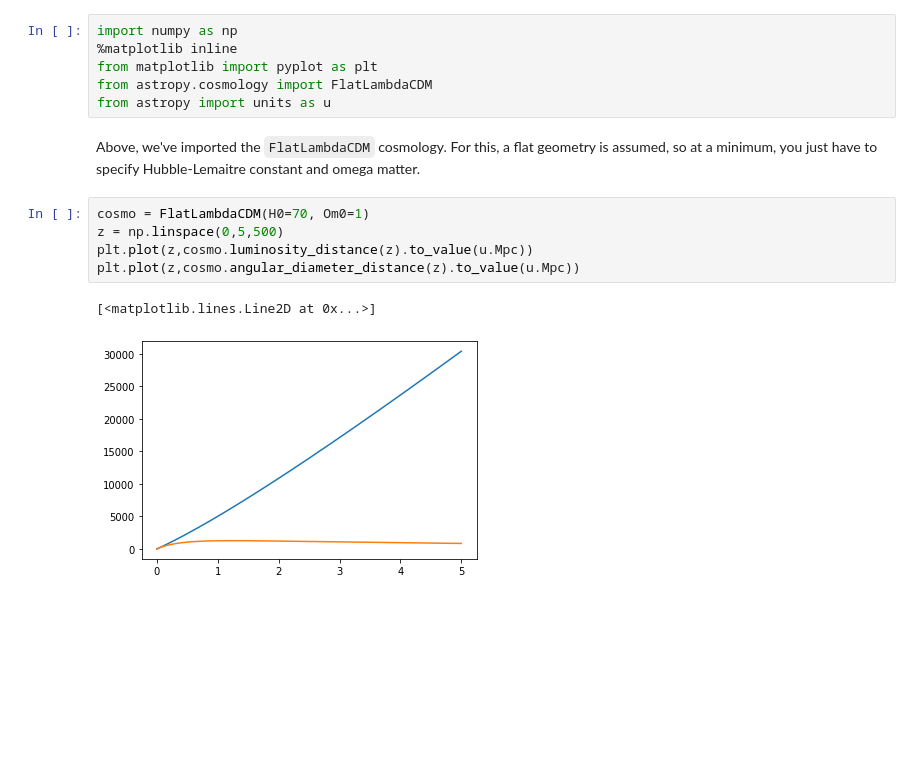
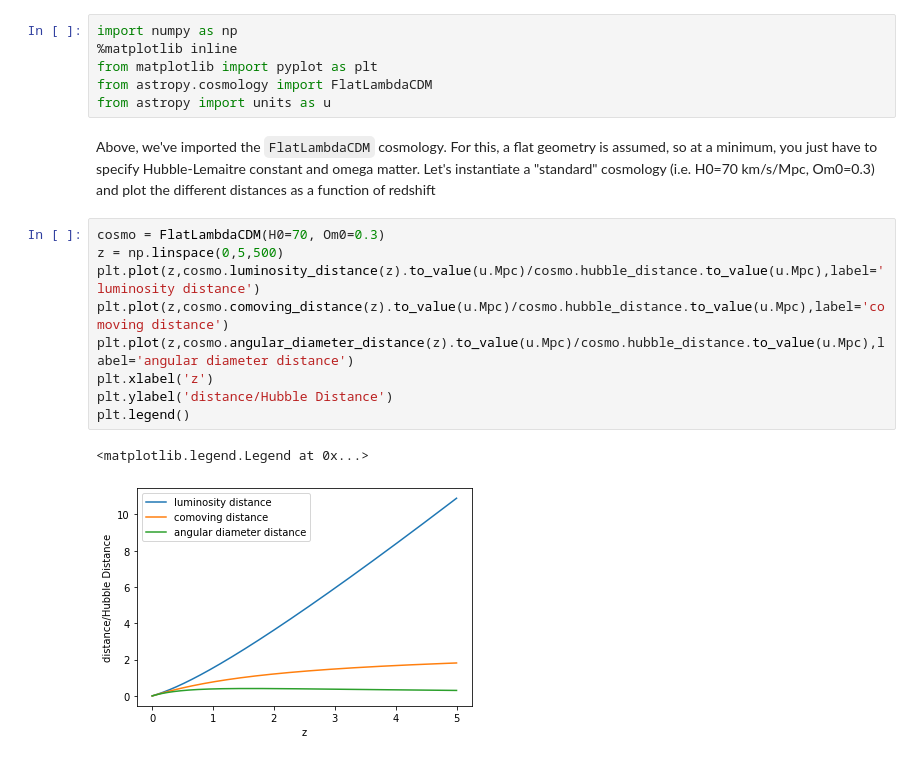
Before and after one commit to zodoctor/CosmologyTutorial, a Jupyter notebook: AstropyCosmology.ipynb, the cells around one changed output. Drawn from its saved outputs; the diff is of its cells as text; blank space fills up the shorter version.

```diff
--- a/AstropyCosmology.ipynb
+++ b/AstropyCosmology.ipynb
@@ -9,12 +9,16 @@ from matplotlib import pyplot as plt
 from astropy.cosmology import FlatLambdaCDM
 from astropy import units as u
 # %% [markdown]
-Above, we've imported the `FlatLambdaCDM` cosmology.  For this, a flat geometry is assumed, so at a minimum, you just have to specify Hubble-Lemaitre constant and omega matter.
+Above, we've imported the `FlatLambdaCDM` cosmology.  For this, a flat geometry is assumed, so at a minimum, you just have to specify Hubble-Lemaitre constant and omega matter. Let's instantiate a "standard" cosmology (i.e. H0=70 km/s/Mpc, Om0=0.3) and plot the different distances as a function of redshift
 # %%
-cosmo = FlatLambdaCDM(H0=70, Om0=1)
+cosmo = FlatLambdaCDM(H0=70, Om0=0.3)
 z = np.linspace(0,5,500)
-plt.plot(z,cosmo.luminosity_distance(z).to_value(u.Mpc))
-plt.plot(z,cosmo.angular_diameter_distance(z).to_value(u.Mpc))
+plt.plot(z,cosmo.luminosity_distance(z).to_value(u.Mpc)/cosmo.hubble_distance.to_value(u.Mpc),label='luminosity distance')
+plt.plot(z,cosmo.comoving_distance(z).to_value(u.Mpc)/cosmo.hubble_distance.to_value(u.Mpc),label='comoving distance')
+plt.plot(z,cosmo.angular_diameter_distance(z).to_value(u.Mpc)/cosmo.hubble_distance.to_value(u.Mpc),label='angular diameter distance')
+plt.xlabel('z')
+plt.ylabel('distance/Hubble Distance')
+plt.legend()
 # %% [output]
-[<matplotlib.lines.Line2D at 0x...>]
+<matplotlib.legend.Legend at 0x...>
-[figure, old version]
+[figure, new version]
```
Also changed, not shown: parts of 6 cells of this notebook.
